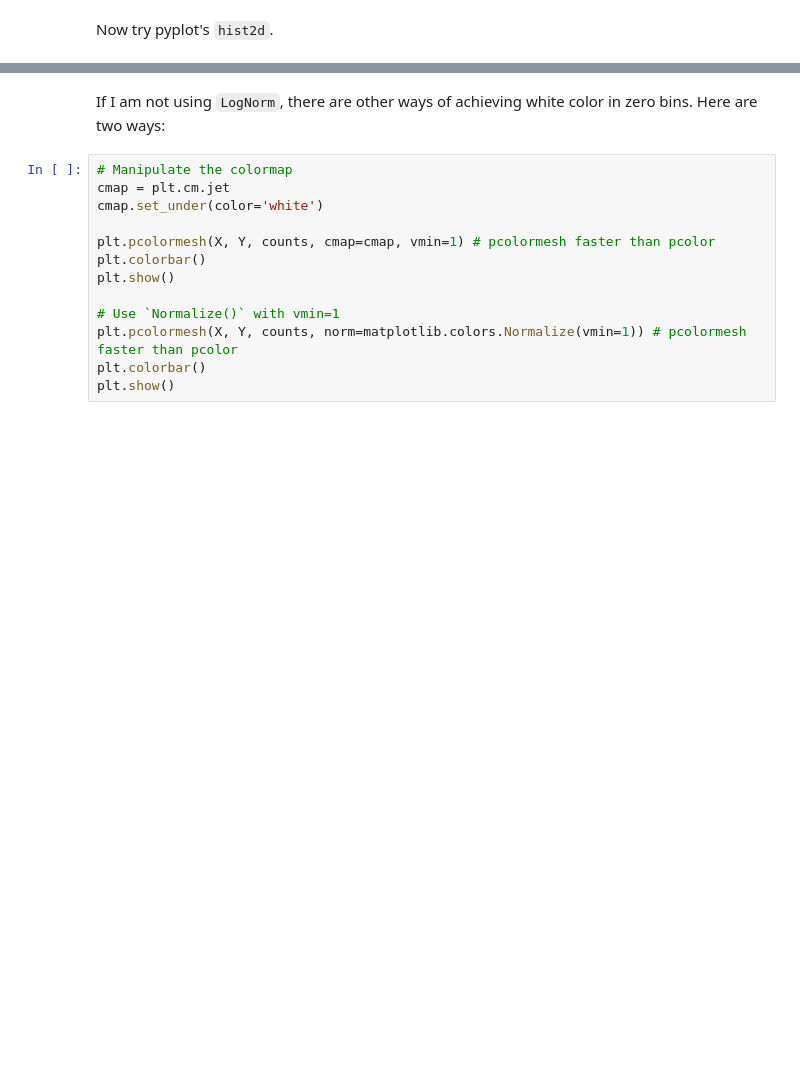
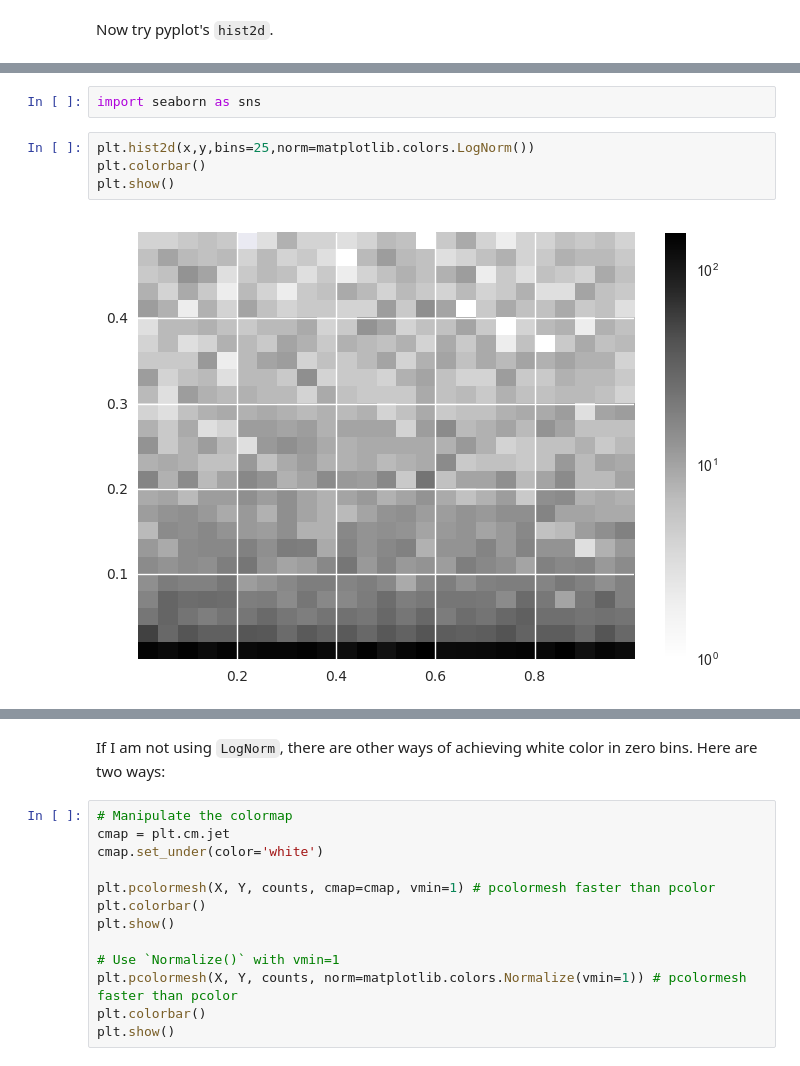
Before and after one commit to pfschus/python-tutorial-plotting, a Jupyter notebook: python_plotting_cheat_sheet.ipynb, the cells around one changed output, grey strips where cells are left out. Cells and saved outputs as stored; diff of their text form; blank space fills up the shorter version.

Commit message:
Incorporate seaborn plots

```diff
--- a/python_plotting_cheat_sheet.ipynb
+++ b/python_plotting_cheat_sheet.ipynb
@@ -339,0 +344,8 @@ plt.show()
+# %%
+import seaborn as sns
+# %%
+plt.hist2d(x,y,bins=25,norm=matplotlib.colors.LogNorm())
+plt.colorbar()
+plt.show()
+# %% [output]
+[figure, added]
```
Also changed, not shown: parts of 12 cells of this notebook.
